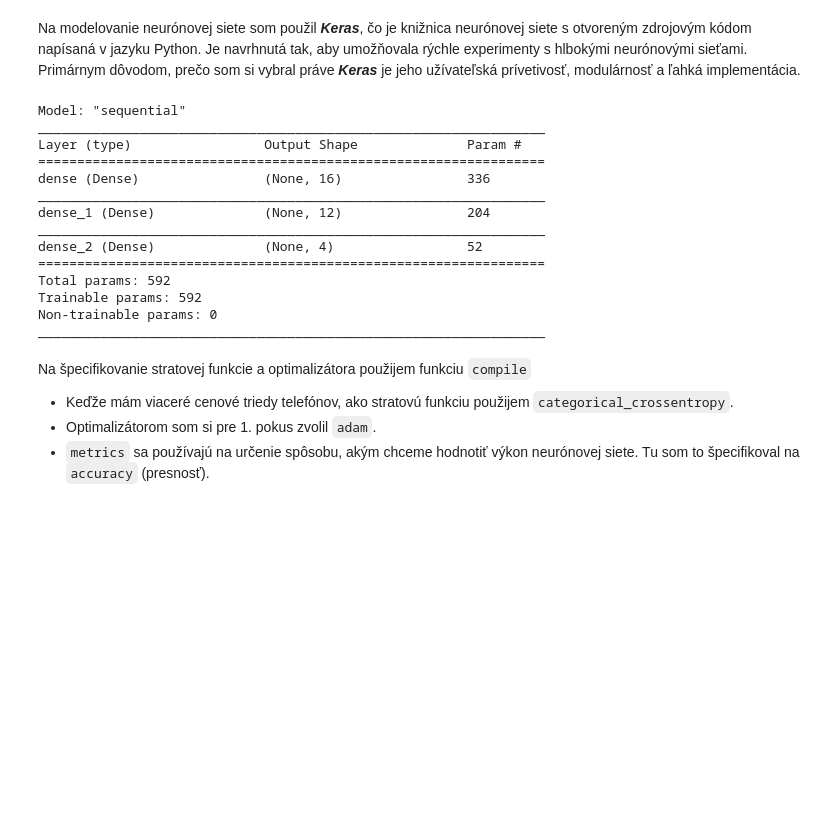
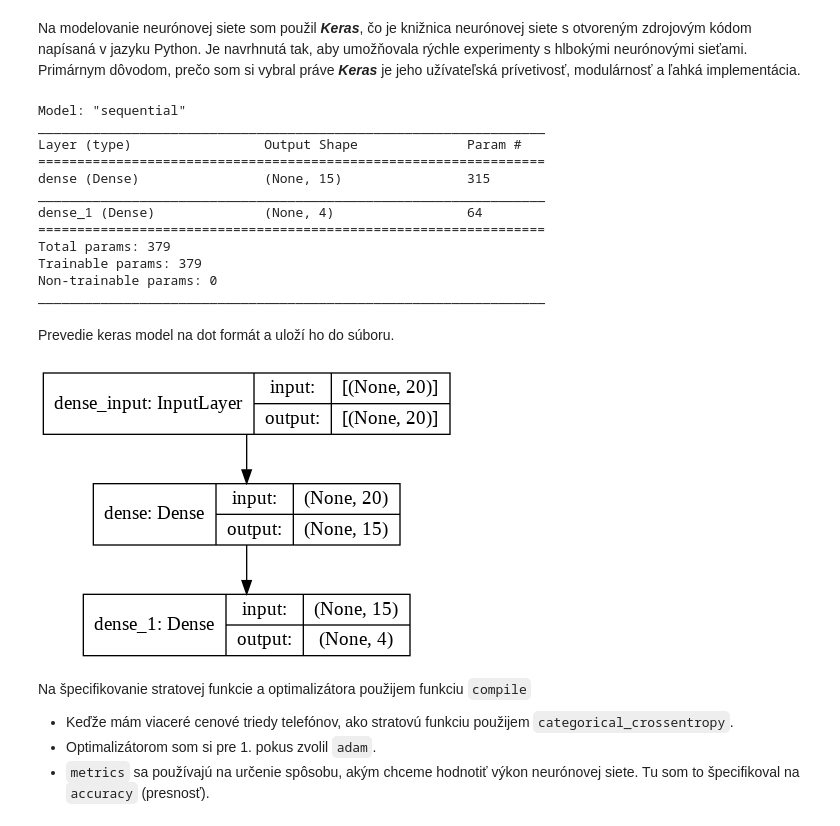
Before and after one commit to Ludovit-Laca/Laca_NS2021, a Jupyter notebook: mobile_price_classification.ipynb, the cells around one changed output. Saved outputs shown, nothing was run; the diff lists cells and outputs as text; code cells hidden in the pictures; blank space fills up the shorter version.

```diff
--- a/mobile_price_classification.ipynb
+++ b/mobile_price_classification.ipynb
@@ -155,10 +157,8 @@ neural_network = Sequential()
 # pomocou '.add' pridávame vrstvy do neurónovej siete.
 # argumenty ktoré vstupujú do Dense vrsty je:
 # výstup dimenzia, ktorá je v prvom prípade 16
-# vstupná dimenzia v prvej vrstve, ktorá sa rovná počtu elementov, v našom prípade to je 20
-# a aktivačná funkcia
-neural_network.add(Dense(16, input_dim=20, activation='relu'))
-neural_network.add(Dense(12, activation='relu'))
+# vstupná dimenzia v prvej vrstve, ktorá sa rovná počtu elementov, v tomto prípade to je 20
+neural_network.add(Dense(15, input_dim=20, activation='relu'))
 # výstupná dimenzia vo výstupnej vrtsve je rovná 4, čo predstavuje cenovú kategóriu
 # telefónov
 # aktivačná funkcia je v tomto prípade 'softmax' keďže klasifikujeme viaceré triedy
@@ -171,16 +171,20 @@ Model: "sequential"
 _________________________________________________________________
 Layer (type)                 Output Shape              Param #
 =================================================================
-dense (Dense)                (None, 16)                336
+dense (Dense)                (None, 15)                315
 _________________________________________________________________
-dense_1 (Dense)              (None, 12)                204
-_________________________________________________________________
-dense_2 (Dense)              (None, 4)                 52
+dense_1 (Dense)              (None, 4)                 64
 =================================================================
-Total params: 592
-Trainable params: 592
+Total params: 379
+Trainable params: 379
 Non-trainable params: 0
 _________________________________________________________________
+# %% [markdown]
+Prevedie keras model na dot formát a uloží ho do súboru.
+# %%
+plot_model(neural_network, to_file='model_plot.png', show_shapes=True, show_layer_names=True)
+# %% [output]
+[figure, added]
 # %% [markdown]
 Na špecifikovanie stratovej funkcie a optimalizátora použijem funkciu `compile`
 
```
Also changed, not shown: parts of 11 cells of this notebook, 2 other files.
